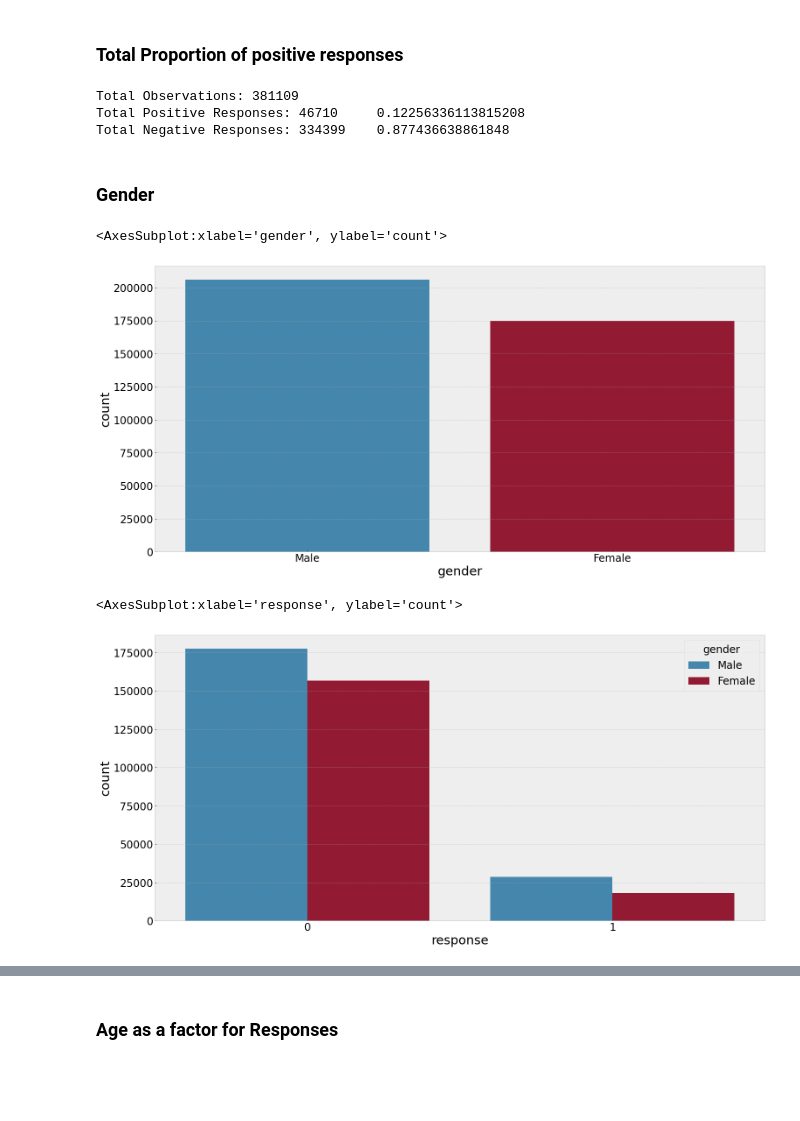
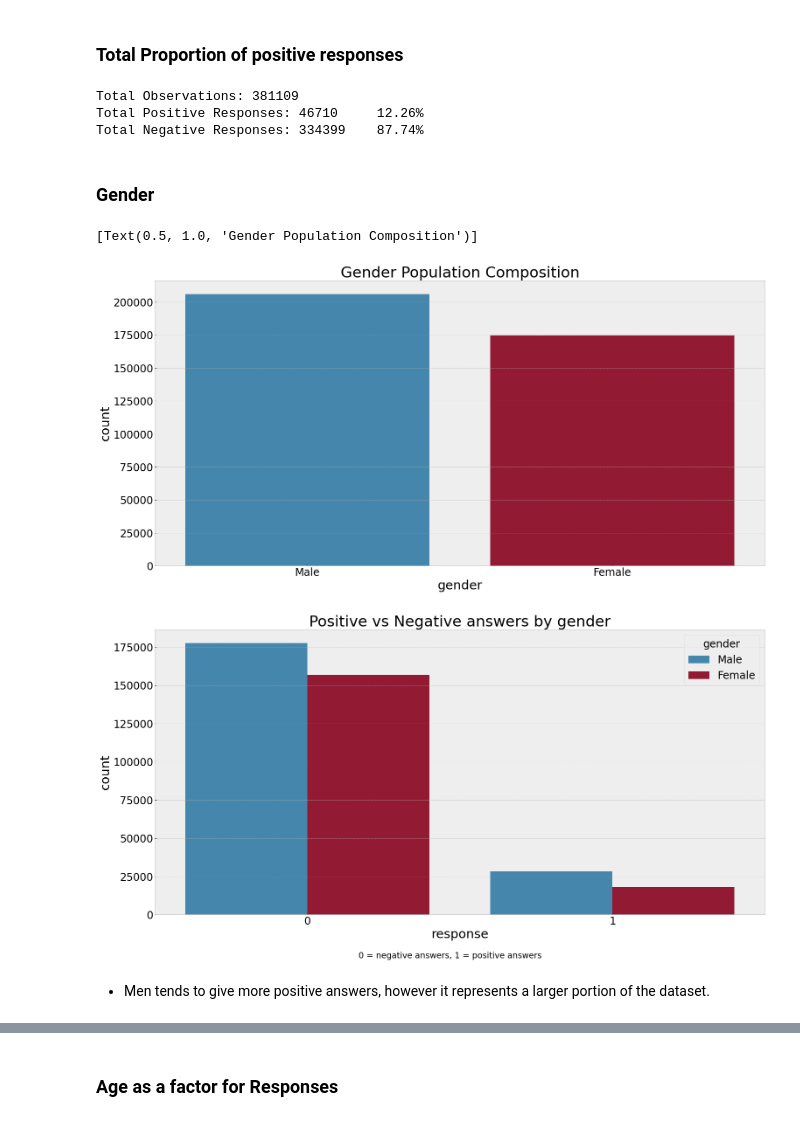
Before and after one commit to fusaa/insurance_cross_sell, a Jupyter notebook: notebook.ipynb, the cells around one changed output, grey strips where cells are left out. Cells and saved outputs as stored; diff of their text form; code cells hidden in the pictures; blank space fills up the shorter version.

```diff
--- a/notebook.ipynb
+++ b/notebook.ipynb
@@ -165,24 +260,27 @@ tot_resp = df.shape[0]
 pos_resp = df[df['response'] == 1].shape[0]
 neg_resp = df[df['response'] == 0].shape[0]
 
-print(f'Total Positive Responses: {str(pos_resp )}     {str(pos_resp / tot_resp)}')
-print(f'Total Negative Responses: {str(neg_resp )}    {str(neg_resp / tot_resp)}')
+print(f'Total Positive Responses: {str(pos_resp )}     {pos_resp / tot_resp*100:.2f}%')
+print(f'Total Negative Responses: {str(neg_resp )}    {neg_resp / tot_resp * 100:.2f}%')
 # %% [output]
 Total Observations: 381109
-Total Positive Responses: 46710     0.12256336113815208
-Total Negative Responses: 334399    0.877436638861848
+Total Positive Responses: 46710     12.26%
+Total Negative Responses: 334399    87.74%
 # %% [markdown]
 ### Gender
 # %%
-sns.countplot(data = df, x = 'gender')
+sns.countplot(data = df, x = 'gender').set(title = "Gender Population Composition")
 # %% [output]
-<AxesSubplot:xlabel='gender', ylabel='count'>
+[Text(0.5, 1.0, 'Gender Population Composition')]
-[figure, old version]
+[figure, new version]
 # %%
-sns.countplot(data = df, x = 'response', hue = 'gender')
+sns.countplot(data = df, x = 'response', hue = 'gender').set(title = 'Positive vs Negative answers by gender');
+txt = '0 = negative answers, 1 = positive answers'
+plt.figtext(0.5, 0.01, txt, wrap=True, horizontalalignment='center', fontsize=19);
 # %% [output]
-<AxesSubplot:xlabel='response', ylabel='count'>
-[figure, old version]
+[figure, new version]
+# %% [markdown]
+- Men tends to give more positive answers, however it represents a larger portion of the dataset.
 # %%
 plt.subplot(1,3,1)
 ax1 = sns.barplot(x="gender", y="response", hue = 'response', data=df, estimator=lambda x: len(x) / len(df) * 100)
```
Also changed, not shown: parts of 109 cells of this notebook.
